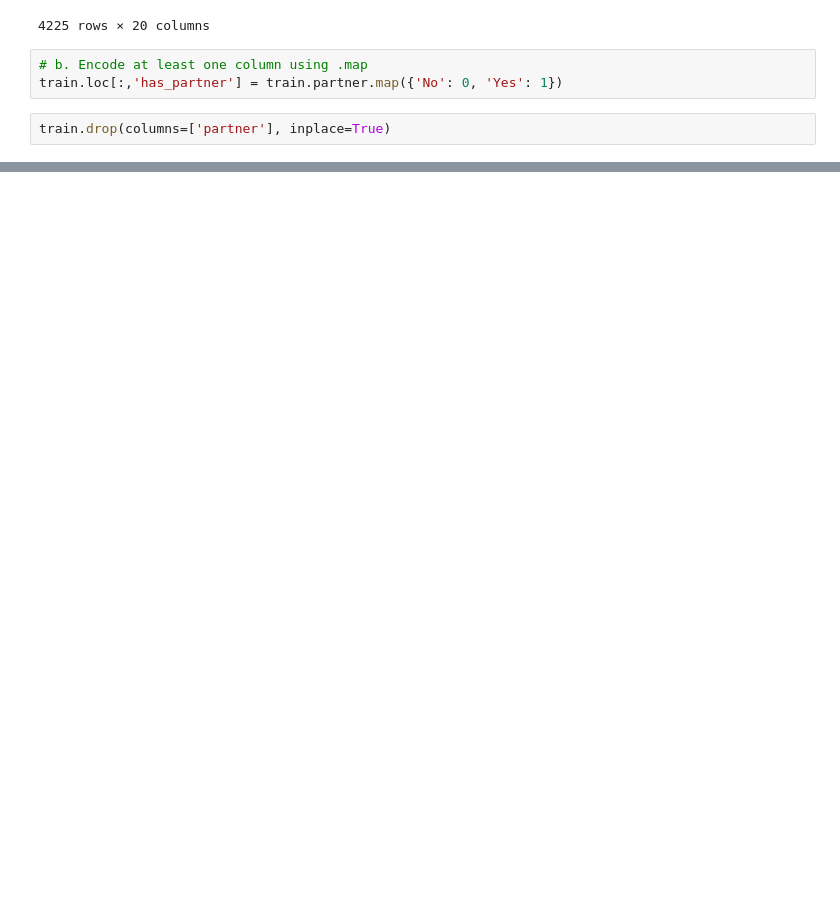
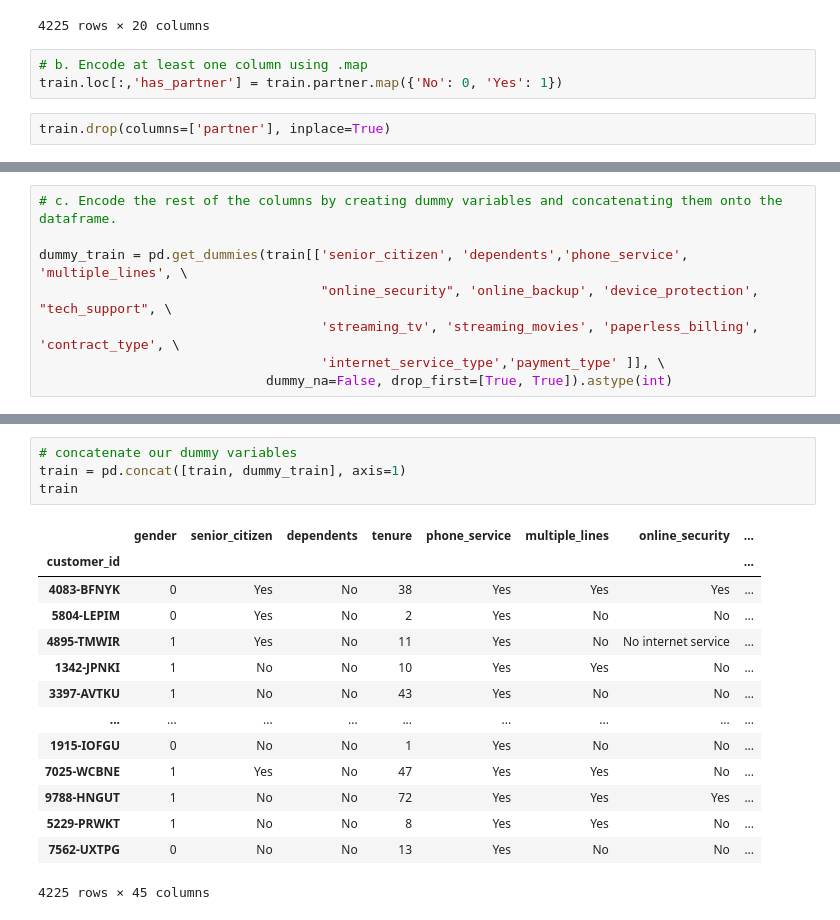
Before and after one commit to Luis-Martinez1/classification-exercises, a Jupyter notebook: modeling.ipynb, the cells around one changed output, grey strips where cells are left out. Cells and saved outputs as stored; diff of their text form; blank space fills up the shorter version.

```diff
--- a/modeling.ipynb
+++ b/modeling.ipynb
@@ -334,3 +363,11 @@ Data columns (total 20 columns):
  19  has_partner            4225 non-null   int64
 dtypes: float64(2), int64(3), object(15)
 memory usage: 693.2+ KB
+# %%
+# c. Encode the rest of the columns by creating dummy variables and concatenating them onto the dataframe.
+
+dummy_train = pd.get_dummies(train[['senior_citizen', 'dependents','phone_service', 'multiple_lines', \
+                                    "online_security", 'online_backup', 'device_protection', "tech_support", \
+                                    'streaming_tv', 'streaming_movies', 'paperless_billing', 'contract_type', \
+                                    'internet_service_type','payment_type' ]], \
+                             dummy_na=False, drop_first=[True, True]).astype(int)
@@ -336,0 +394,19 @@ memory usage: 693.2+ KB
+# %%
+# concatenate our dummy variables
+train = pd.concat([train, dummy_train], axis=1)
+train
+# %% [output]
+|  | gender | senior_citizen | dependents | tenure | phone_service | multiple_lines | online_security | ... |
+| customer_id |  |  |  |  |  |  |  | ... |
+| 4083-BFNYK | 0 | Yes | No | 38 | Yes | Yes | Yes | ... |
+| 5804-LEPIM | 0 | Yes | No | 2 | Yes | No | No | ... |
+| 4895-TMWIR | 1 | Yes | No | 11 | Yes | No | No internet service | ... |
+| 1342-JPNKI | 1 | No | No | 10 | Yes | Yes | No | ... |
+| 3397-AVTKU | 1 | No | No | 43 | Yes | No | No | ... |
+| ... | ... | ... | ... | ... | ... | ... | ... | ... |
+| 1915-IOFGU | 0 | No | No | 1 | Yes | No | No | ... |
+| 7025-WCBNE | 1 | Yes | No | 47 | Yes | Yes | No | ... |
+| 9788-HNGUT | 1 | No | No | 72 | Yes | Yes | Yes | ... |
+| 5229-PRWKT | 1 | No | No | 8 | Yes | Yes | No | ... |
+| 7562-UXTPG | 0 | No | No | 13 | Yes | No | No | ... |
+4225 rows × 45 columns
```
Also changed, not shown: parts of 17 cells of this notebook.
